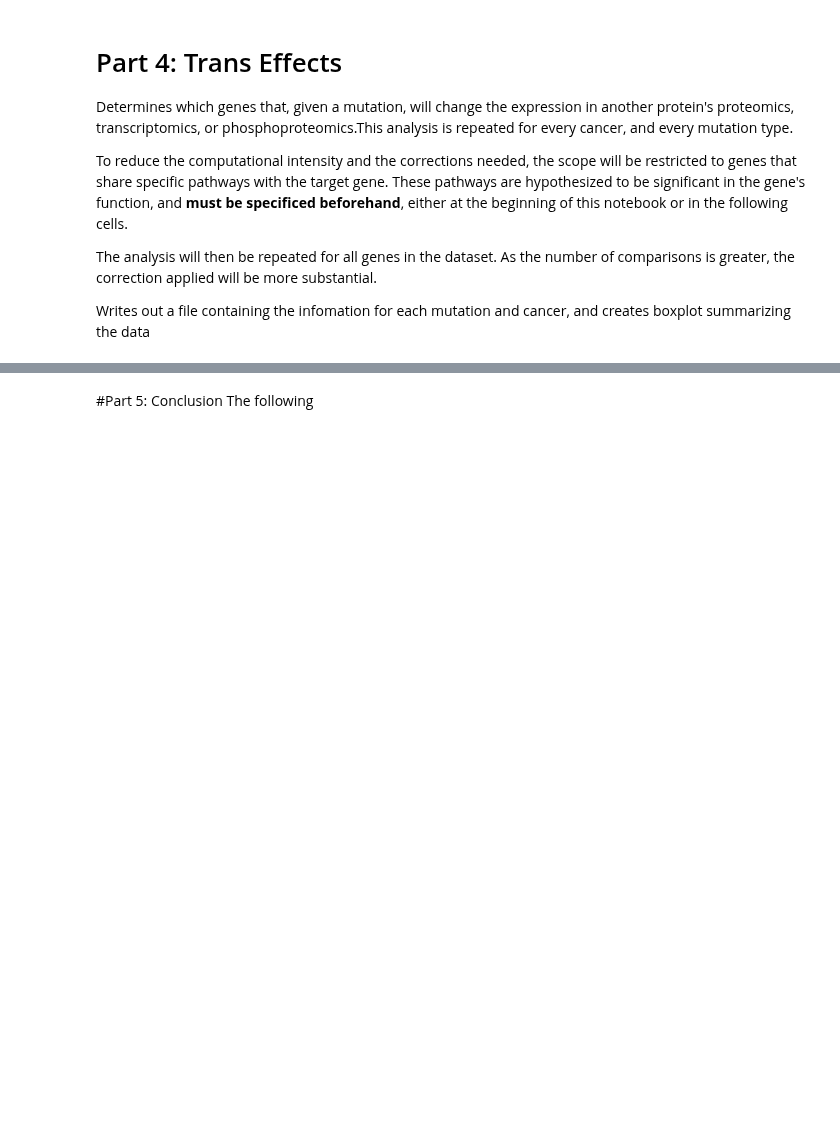
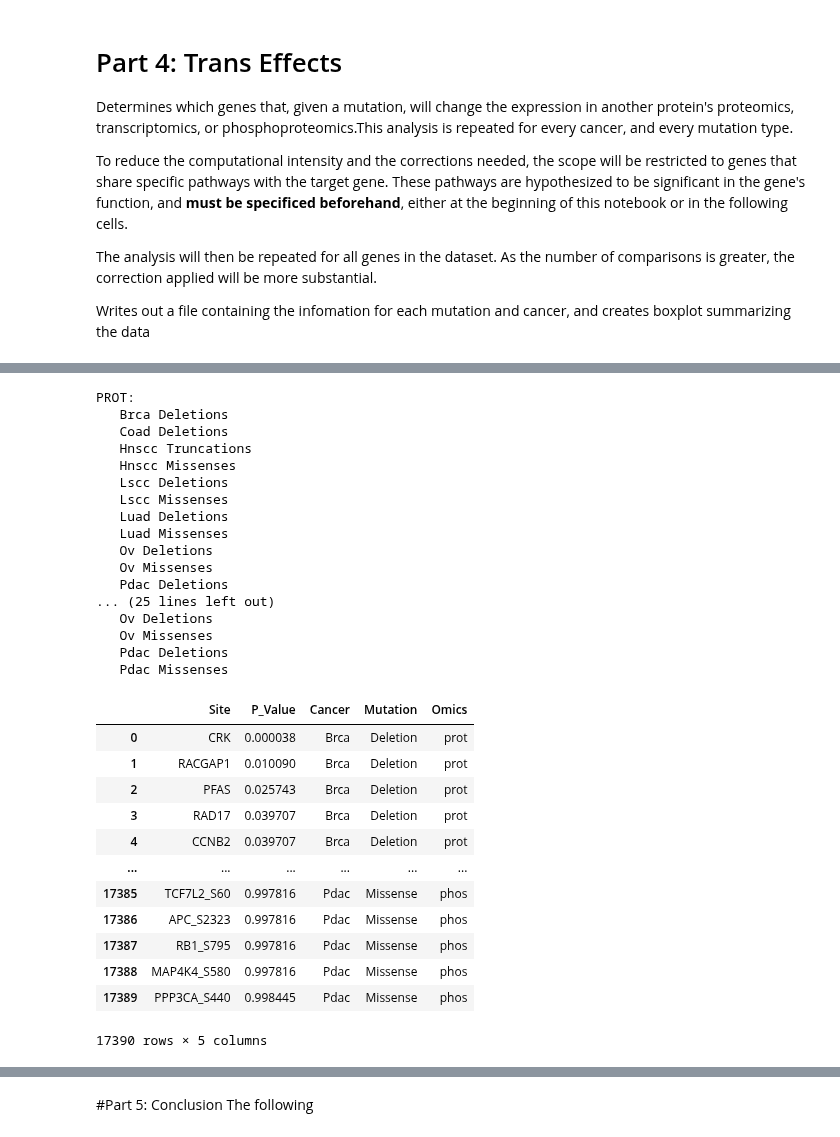
Before and after one commit to PayneLab/WhenMutationsDontMatter, a Jupyter notebook: Pancan/TP53/full_analysis.ipynb, the cells around one changed output, grey strips where cells are left out. Saved outputs shown, nothing was run; the diff lists cells and outputs as text; code cells hidden in the pictures; blank space fills up the shorter version.

```diff
--- a/Pancan/TP53/full_analysis.ipynb
+++ b/Pancan/TP53/full_analysis.ipynb
@@ -418,7 +464,7 @@ def analyze_trans_mutation(omics_type, genes_to_analyze = None, write_out = True
         if genes_to_analyze is not None:
             genotype_and_omic = genotype_and_omic.filter(regex='(' + '|'.join(genes_to_analyze) + ')(_.*)?$', axis=1)
         else:
-            genotype_and_omic.drop(target_gene, axis = 1, inplace=True)
+            genotype_and_omic = genotype_and_omic.filter(regex="(^"+target_gene+")", axis = 1)
         genotype_and_omic["Mutation"] = dataset["gen"]["Mutation"].copy()
         genotype_and_omic = genotype_and_omic.loc[:,~genotype_and_omic.columns.duplicated()]
 
@@ -453,16 +499,24 @@ def analyze_trans_mutation(omics_type, genes_to_analyze = None, write_out = True
                 except NameError:
                     boxplot_data = new_data
 
-            ## WRITE OUT RESULT ##
-            if write_out:
-                with open(file_name, 'a') as out_file:
-                    out_file.write(f"{len(result.loc[result['P_Value'] <= 0.05])} Significant Entries\n")
-                    if not write_insignificant:
-                        result = result.loc[result['P_Value'] <= 0.05]
+    result.drop_duplicates(inplace=True)
 
-                    for row in result.iterrows():
+    ## WRITE OUT RESULT ##
+    if write_out:
+        with open(file_name, 'a') as out_file:
+            output = result.copy()
+            if not write_insignificant:
+                output = output.loc[output['P_Value'] <= 0.05]
+
+            for cancer in output["Cancer"].unique():
+                for mutation in output["Mutation"].unique():
+                    mut_data = output.loc[(output["Cancer"] == cancer)&(output["Mutation"] == mutation)]
+                    out_file.write(f"{cancer.upper()} {mutation.upper()}: ")
+                    out_file.write(f"{len(mut_data)} significant entries\n")
+                    for row in mut_data.iterrows():
                         data = row[1]
                         out_file.write(f"   {data['Site']}:".ljust(15) + f"{data['P_Value']}\n")
+                    out_file.write('\n')
 
     ## CREATE BOXPLOT ##
 #     if output_boxplot:
@@ -473 +555,45 @@ def analyze_trans_mutation(omics_type, genes_to_analyze = None, write_out = True
+# %%
+trans_effects = None
+for omics_type in ["prot", "trans", "phos"]:
+    print(omics_type.upper() + ':')
+    data = analyze_trans_mutation(omics_type, genes_to_analyze=genes_to_analyze, write_insignificant=True)
+    data["Omics"] = omics_type
+    if trans_effects is not None:
+        trans_effects = pd.concat([trans_effects, data])
+    else:
+        trans_effects = data
+    print()
+trans_effects.reset_index(drop=True, inplace=True)
+trans_effects
+# %% [output]
+PROT:
+   Brca Deletions
+   Coad Deletions
+   Hnscc Truncations
+   Hnscc Missenses
+   Lscc Deletions
+   Lscc Missenses
+   Luad Deletions
+   Luad Missenses
+   Ov Deletions
+   Ov Missenses
+   Pdac Deletions
+... (25 lines left out)
+   Ov Deletions
+   Ov Missenses
+   Pdac Deletions
+   Pdac Missenses
+|  | Site | P_Value | Cancer | Mutation | Omics |
+| 0 | CRK | 0.000038 | Brca | Deletion | prot |
+| 1 | RACGAP1 | 0.010090 | Brca | Deletion | prot |
+| 2 | PFAS | 0.025743 | Brca | Deletion | prot |
+| 3 | RAD17 | 0.039707 | Brca | Deletion | prot |
+| 4 | CCNB2 | 0.039707 | Brca | Deletion | prot |
+| ... | ... | ... | ... | ... | ... |
+| 17385 | TCF7L2_S60 | 0.997816 | Pdac | Missense | phos |
+| 17386 | APC_S2323 | 0.997816 | Pdac | Missense | phos |
+| 17387 | RB1_S795 | 0.997816 | Pdac | Missense | phos |
+| 17388 | MAP4K4_S580 | 0.997816 | Pdac | Missense | phos |
+| 17389 | PPP3CA_S440 | 0.998445 | Pdac | Missense | phos |
+17390 rows × 5 columns
 # %%
```
Also changed, not shown: parts of 28 cells of this notebook, 37 other files.
